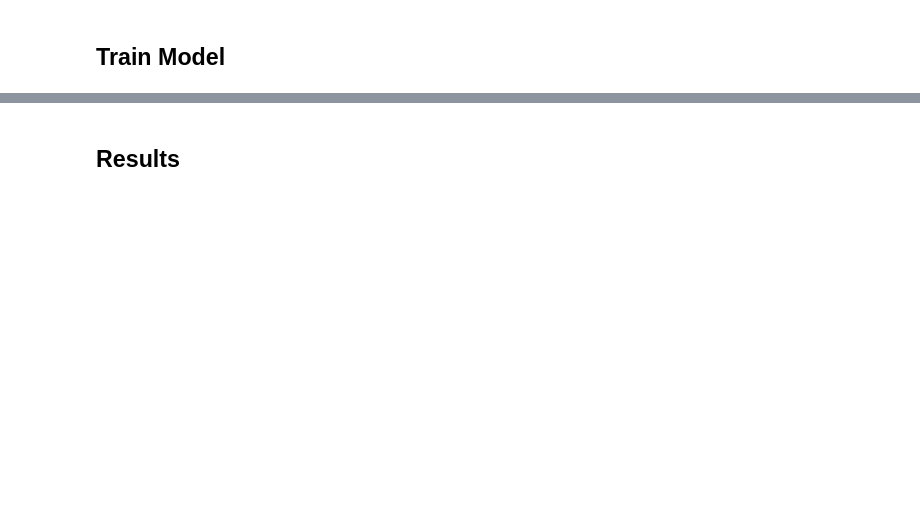
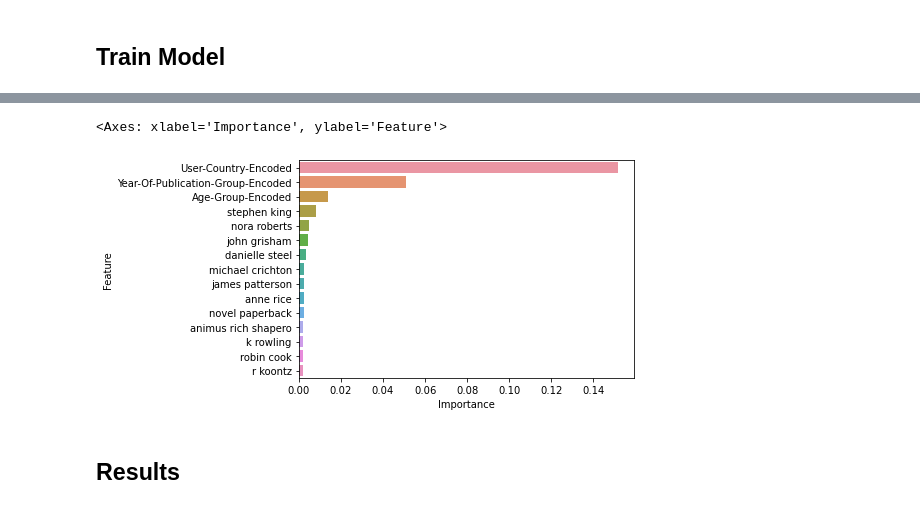
Before and after one commit to caseynator123/EDP_assigment2, a Jupyter notebook: ml/ml_analysis_dt.ipynb, the cells around one changed output, grey strips where cells are left out. Saved outputs shown, nothing was run; the diff lists cells and outputs as text; code cells hidden in the pictures; blank space fills up the shorter version.

```diff
--- a/ml/ml_analysis_dt.ipynb
+++ b/ml/ml_analysis_dt.ipynb
@@ -132,3 +133,7 @@ Pipeline(steps=[('preprocessor',
                                                  ('country', 'passthrough',
                                                   ['User-Country-Encoded'])])),
                 ('classifier', DecisionTreeClassifier(random_state=42))])
+# %%
+feature_names = np.concatenate((pipeline.named_steps['preprocessor'].transformers_[0][1]['tfidf'] \
+    .get_feature_names_out(),['User-Country-Encoded', 'Age-Group-Encoded', 'Year-Of-Publication-Group-Encoded']))
+len(feature_names)
@@ -134,0 +142,6 @@ Pipeline(steps=[('preprocessor',
+# %%
+importance_scores = pipeline['classifier'].feature_importances_
+
+feature_importance_df = pd.DataFrame({'Feature': feature_names, 'Importance': importance_scores})
+
+feature_importance_df = feature_importance_df.sort_values(by='Importance', ascending=False)
@@ -135,3 +185,8 @@ Pipeline(steps=[('preprocessor',
+# %%
+sns.barplot(feature_importance_df.head(15), x = 'Importance', y = 'Feature')
+# %% [output]
+<Axes: xlabel='Importance', ylabel='Feature'>
+[figure, added]
 # %%
 y_pred = pipeline.predict(X_test)
 # %% [markdown]
```
Also changed, not shown: parts of 16 cells of this notebook, 2 other files.
